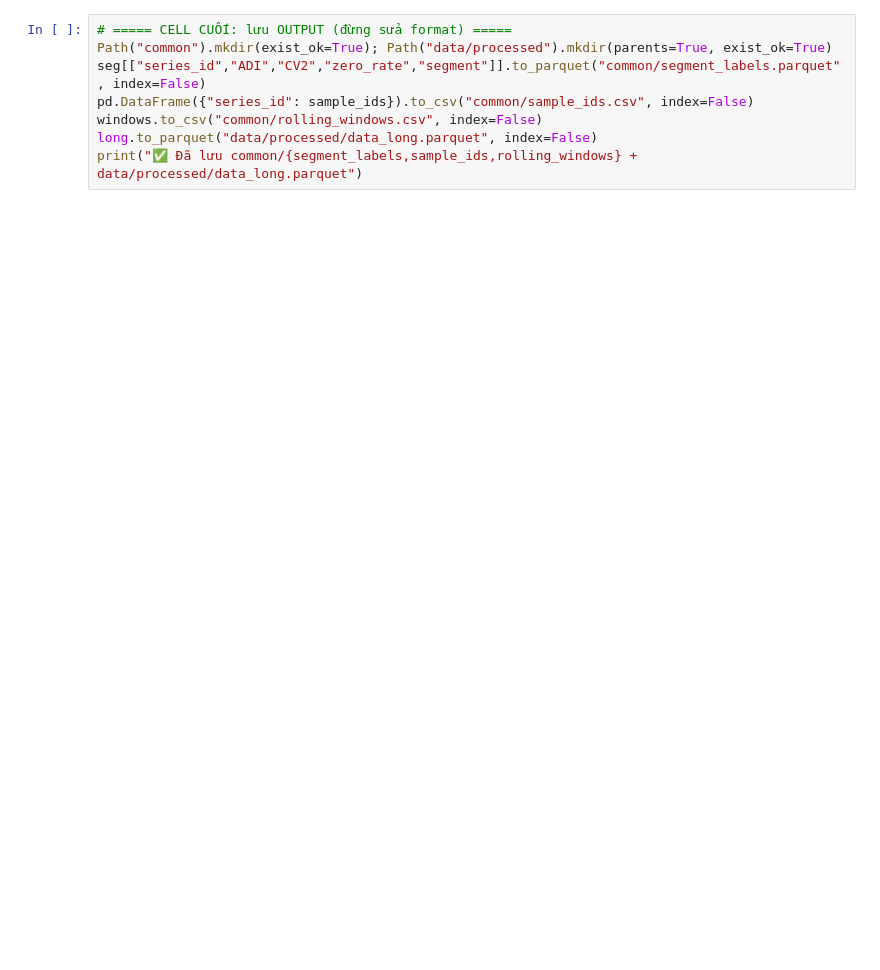
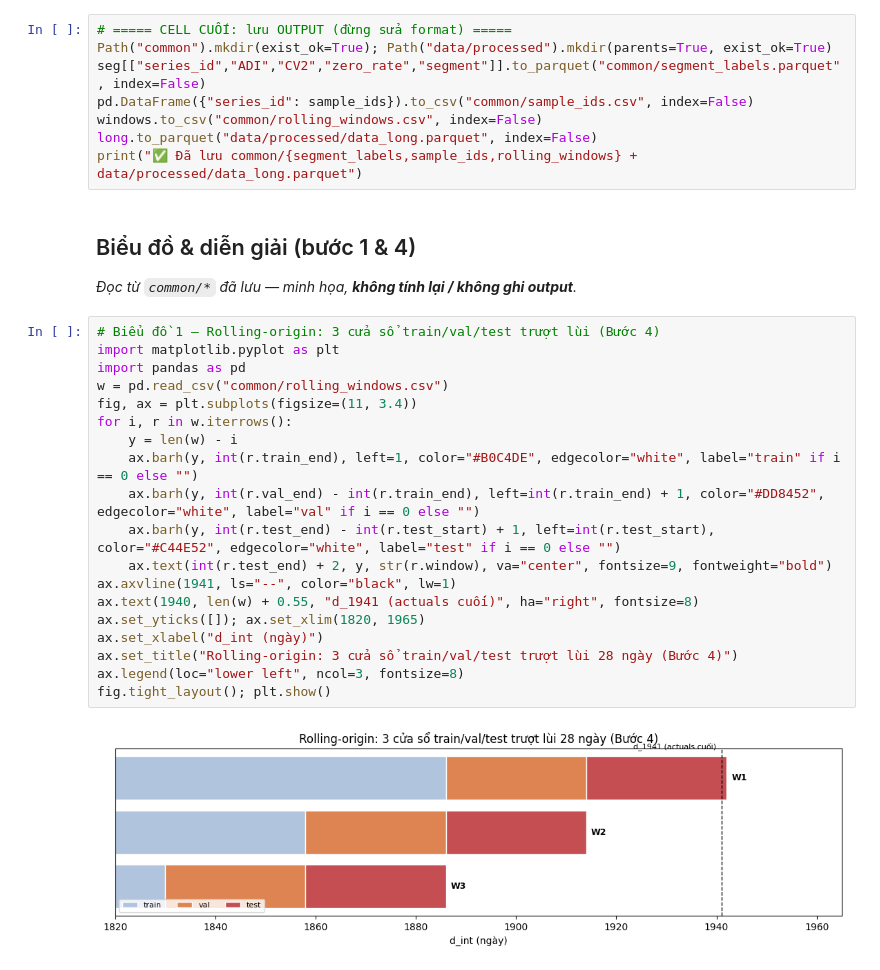
Before and after one commit to DuyKhanh162/m5-intermittent-forecasting, a Jupyter notebook: notebooks/P1.ipynb, the cells around one changed output. Cells and saved outputs as stored; diff of their text form; blank space fills up the shorter version.

```diff
--- a/notebooks/P1.ipynb
+++ b/notebooks/P1.ipynb
@@ -87,3 +100,28 @@ pd.DataFrame({"series_id": sample_ids}).to_csv("common/sample_ids.csv", index=Fa
 windows.to_csv("common/rolling_windows.csv", index=False)
 long.to_parquet("data/processed/data_long.parquet", index=False)
 print("✅ Đã lưu common/{segment_labels,sample_ids,rolling_windows} + data/processed/data_long.parquet")
+# %% [markdown]
+## Biểu đồ & diễn giải (bước 1 & 4)
+
+*Đọc từ `common/*` đã lưu — minh họa, **không tính lại / không ghi output**.*
+# %%
+# Biểu đồ 1 — Rolling-origin: 3 cửa sổ train/val/test trượt lùi (Bước 4)
+import matplotlib.pyplot as plt
+import pandas as pd
+w = pd.read_csv("common/rolling_windows.csv")
+fig, ax = plt.subplots(figsize=(11, 3.4))
+for i, r in w.iterrows():
+    y = len(w) - i
+    ax.barh(y, int(r.train_end), left=1, color="#B0C4DE", edgecolor="white", label="train" if i == 0 else "")
+    ax.barh(y, int(r.val_end) - int(r.train_end), left=int(r.train_end) + 1, color="#DD8452", edgecolor="white", label="val" if i == 0 else "")
+    ax.barh(y, int(r.test_end) - int(r.test_start) + 1, left=int(r.test_start), color="#C44E52", edgecolor="white", label="test" if i == 0 else "")
+    ax.text(int(r.test_end) + 2, y, str(r.window), va="center", fontsize=9, fontweight="bold")
+ax.axvline(1941, ls="--", color="black", lw=1)
+ax.text(1940, len(w) + 0.55, "d_1941 (actuals cuối)", ha="right", fontsize=8)
+ax.set_yticks([]); ax.set_xlim(1820, 1965)
+ax.set_xlabel("d_int (ngày)")
+ax.set_title("Rolling-origin: 3 cửa sổ train/val/test trượt lùi 28 ngày (Bước 4)")
+ax.legend(loc="lower left", ncol=3, fontsize=8)
+fig.tight_layout(); plt.show()
+# %% [output]
+[figure, added]
```
Also changed, not shown: parts of 11 cells of this notebook, 1 other file.
